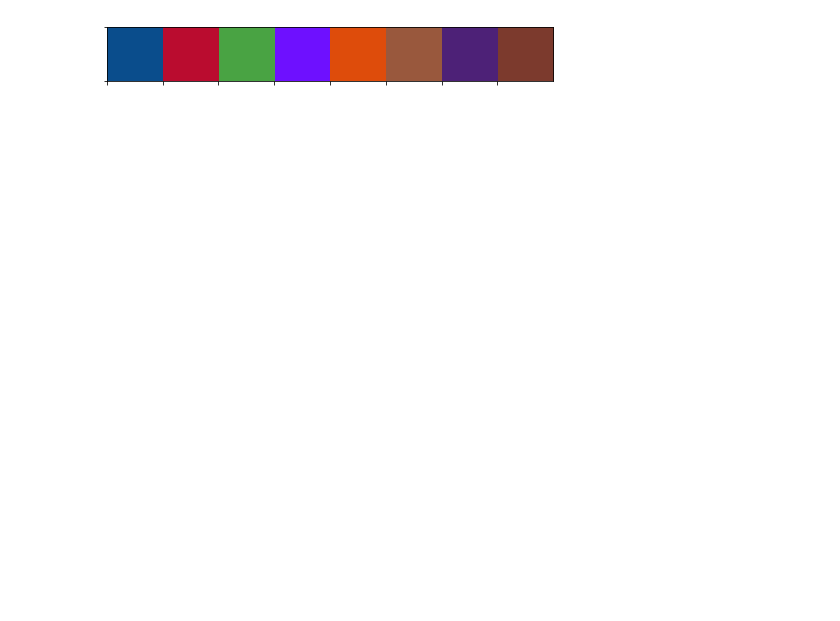
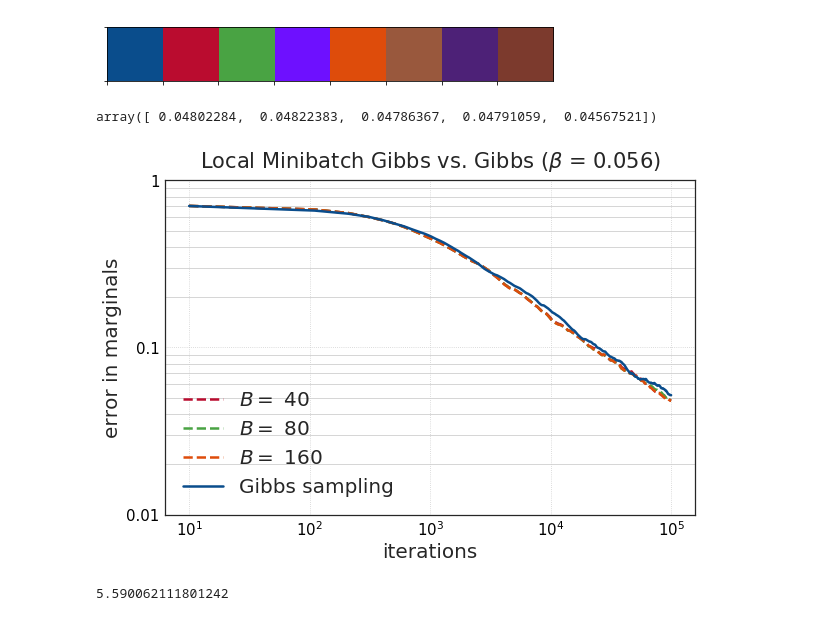
Before and after one commit to vincent6606/Mini_batched_Gibbs, a Jupyter notebook: local_min/Locally MIN Gibbs plots.ipynb, the cells around one changed output. Cells and saved outputs as stored; diff of their text form; code cells hidden in the pictures; blank space fills up the shorter version.

```diff
--- a/local_min/Locally MIN Gibbs plots.ipynb
+++ b/local_min/Locally MIN Gibbs plots.ipynb
@@ -15,0 +37,48 @@ error = np.genfromtxt('LocalMINT_Ising_Dep_varyTemp_50_1000000.csv',delimiter=',
+# %%
+error = iter_loadtxt(MIN)
+gibbs = iter_loadtxt(GIBBS)
+# %%
+error = error[error[:,0].argsort()[::1]]
+# %%
+gibbs = gibbs[gibbs[:,0].argsort()[::1]]
+# %%
+index = np.arange(10,100000,100)
+# %%
+error[:,-1]
+# %% [output]
+array([ 0.04802284,  0.04822383,  0.04786367,  0.04791059,  0.04567521])
+# %%
+import matplotlib.lines as lines
+from textwrap import wrap
+with sns.axes_style("white"):
+    fig = plt.figure(figsize=(8.5, 6))
+    ax  = fig.add_subplot(111)
+    plt.yscale('log')
+    plt.xscale('log')
+    for i in [0,1,3]:
+        line = error[i,index]
+        plt.plot(index,line,linestyle='--',linewidth=2.5,color=flatui[i+1],label="$B = $ {}".format(int(np.ceil(error[i,0]))))
+
+    for i in range(gibbs.shape[0]):
+        gline = gibbs[i,index]
+        plt.plot(index,gline,color=flatui[i],linewidth=2.5,label="Gibbs sampling")
+    plt.ylim(0.01,1)
+    plt.yticks((0.01, 0.1, 1), ('0.01', '0.1', '1'), color='k', size=15)
+    plt.xticks(color='k',size=15)
+    plt.grid(True, which="both",axis='y')
+    plt.xlabel("iterations", size=20)
+    plt.ylabel("error in marginals", size=20)
+    title = r'Local Minibatch Gibbs vs. Gibbs ($\beta$ = 0.056)'
+    plt.title("\n".join(wrap(title,60)),size=21,y=1.02,multialignment='center')
+    plt.legend(loc='lower left',fontsize=20)
+    plt.grid(linestyle='dotted')
+    plt.tight_layout(pad=1, w_pad=1, h_pad=1)
+
+    plt.savefig("Marginals_{}.pdf".format('50'), bbox_inches='tight')
+    plt.show()
+# %% [output]
+[figure, added]
+# %%
+9/1.61
+# %% [output]
+5.590062111801242
```
Also changed, not shown: parts of 17 cells of this notebook, 12 other files.
